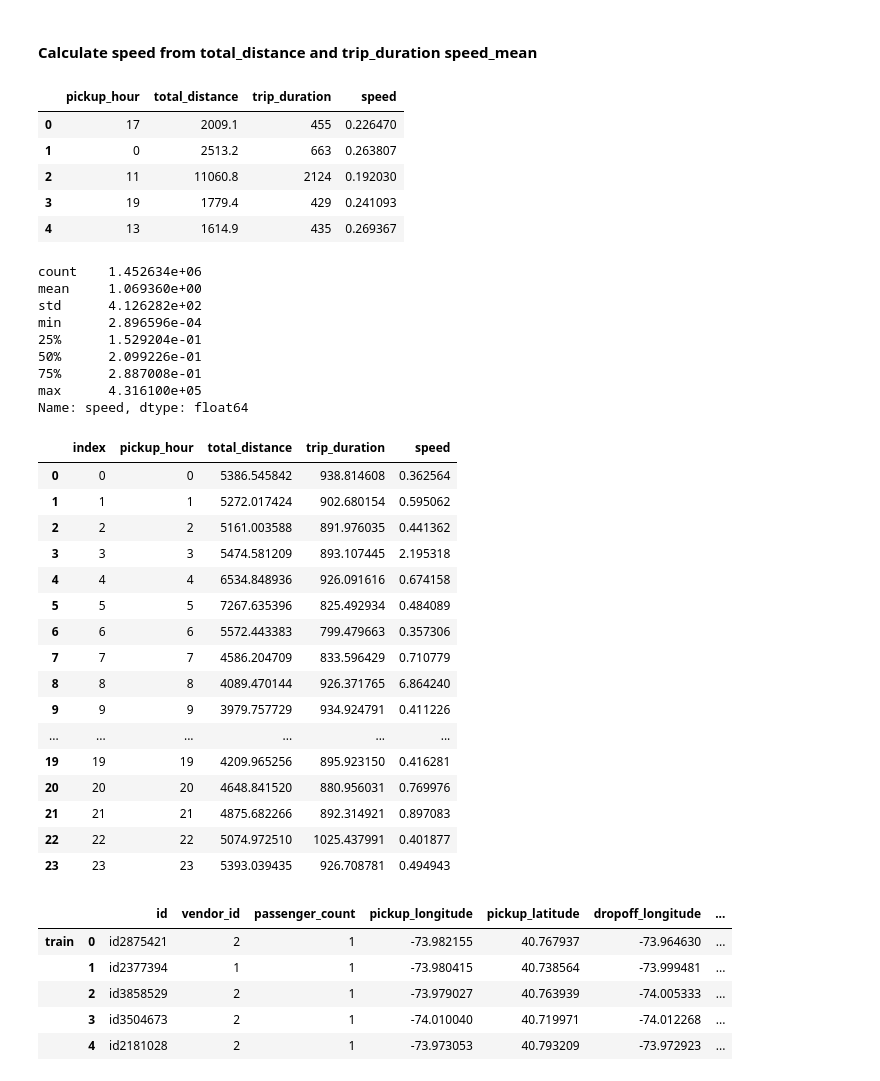
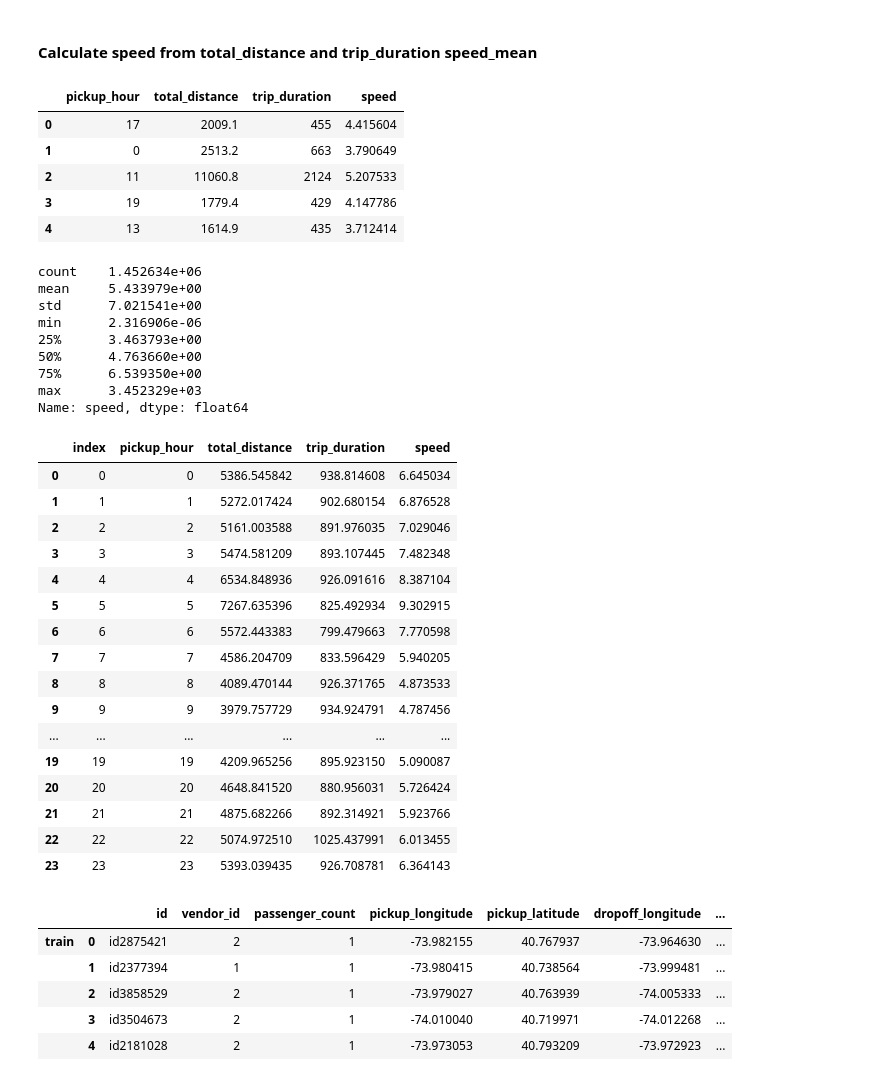
Before and after one commit to latuannetnam/kaggle, a Jupyter notebook: New York City Taxi Trip Duration/nb-taxi-trip-duration-v2-osrm.ipynb, the cells around one changed output. Cells and saved outputs as stored; diff of their text form; code cells hidden in the pictures.

```diff
--- a/New York City Taxi Trip Duration/nb-taxi-trip-duration-v2-osrm.ipynb
+++ b/New York City Taxi Trip Duration/nb-taxi-trip-duration-v2-osrm.ipynb
@@ -115,6 +134,7 @@ array(['distance_per_street_list', 'duration_per_street_list',
        'end_street', 'number_of_streets', 'starting_street', 'street_list',
        'total_distance', 'total_duration'], dtype=object)
 # %%
-train_osm_data = train_osm[['id', 'total_distance']]
+col_use =['id', 'total_distance', 'number_of_streets', 'starting_street', 'end_street']
+train_osm_data = train_osm[col_use]
 train_osm_data[:5]
 # %% [output]
@@ -127,4 +147,4 @@ train_osm_data[:5]
 # %%
-eval_osm_data = eval_osm[['id', 'total_distance']]
+eval_osm_data = eval_osm[col_use]
 eval_osm_data[:5]
 # %% [output]
@@ -423,26 +466,26 @@ data = data[data['total_distance'] > 0]
 # %% [markdown]
 #### Calculate speed from total_distance and trip_duration speed_mean
 # %%
-data['speed'] = data.apply(lambda row: row[label] / row['total_distance'], axis=1)
+data['speed'] = data.apply(lambda row: row['total_distance']/ row[label], axis=1)
 data[:5]
 # %% [output]
 |  | pickup_hour | total_distance | trip_duration | speed |
-| 0 | 17 | 2009.1 | 455 | 0.226470 |
-| 1 | 0 | 2513.2 | 663 | 0.263807 |
-| 2 | 11 | 11060.8 | 2124 | 0.192030 |
-| 3 | 19 | 1779.4 | 429 | 0.241093 |
-| 4 | 13 | 1614.9 | 435 | 0.269367 |
+| 0 | 17 | 2009.1 | 455 | 4.415604 |
+| 1 | 0 | 2513.2 | 663 | 3.790649 |
+| 2 | 11 | 11060.8 | 2124 | 5.207533 |
+| 3 | 19 | 1779.4 | 429 | 4.147786 |
+| 4 | 13 | 1614.9 | 435 | 3.712414 |
 # %%
 data['speed'].describe()
 # %% [output]
 count    1.452634e+06
-mean     1.069360e+00
-std      4.126282e+02
-min      2.896596e-04
-25%      1.529204e-01
-50%      2.099226e-01
-75%      2.887008e-01
-max      4.316100e+05
+mean     5.433979e+00
+std      7.021541e+00
+min      2.316906e-06
+25%      3.463793e+00
+50%      4.763660e+00
+75%      6.539350e+00
+max      3.452329e+03
 Name: speed, dtype: float64
 # %%
 col = 'pickup_hour'
@@ -451,22 +494,22 @@ data_st = data.groupby(col,as_index=False).mean().sort_values(col).reset_index()
 data_st
 # %% [output]
 |  | index | pickup_hour | total_distance | trip_duration | speed |
-| 0 | 0 | 0 | 5386.545842 | 938.814608 | 0.362564 |
-| 1 | 1 | 1 | 5272.017424 | 902.680154 | 0.595062 |
-| 2 | 2 | 2 | 5161.003588 | 891.976035 | 0.441362 |
-| 3 | 3 | 3 | 5474.581209 | 893.107445 | 2.195318 |
-| 4 | 4 | 4 | 6534.848936 | 926.091616 | 0.674158 |
-| 5 | 5 | 5 | 7267.635396 | 825.492934 | 0.484089 |
-| 6 | 6 | 6 | 5572.443383 | 799.479663 | 0.357306 |
-| 7 | 7 | 7 | 4586.204709 | 833.596429 | 0.710779 |
-| 8 | 8 | 8 | 4089.470144 | 926.371765 | 6.864240 |
-| 9 | 9 | 9 | 3979.757729 | 934.924791 | 0.411226 |
+| 0 | 0 | 0 | 5386.545842 | 938.814608 | 6.645034 |
+| 1 | 1 | 1 | 5272.017424 | 902.680154 | 6.876528 |
+| 2 | 2 | 2 | 5161.003588 | 891.976035 | 7.029046 |
+| 3 | 3 | 3 | 5474.581209 | 893.107445 | 7.482348 |
+| 4 | 4 | 4 | 6534.848936 | 926.091616 | 8.387104 |
+| 5 | 5 | 5 | 7267.635396 | 825.492934 | 9.302915 |
+| 6 | 6 | 6 | 5572.443383 | 799.479663 | 7.770598 |
+| 7 | 7 | 7 | 4586.204709 | 833.596429 | 5.940205 |
+| 8 | 8 | 8 | 4089.470144 | 926.371765 | 4.873533 |
+| 9 | 9 | 9 | 3979.757729 | 934.924791 | 4.787456 |
 | ... | ... | ... | ... | ... | ... |
-| 19 | 19 | 19 | 4209.965256 | 895.923150 | 0.416281 |
-| 20 | 20 | 20 | 4648.841520 | 880.956031 | 0.769976 |
-| 21 | 21 | 21 | 4875.682266 | 892.314921 | 0.897083 |
-| 22 | 22 | 22 | 5074.972510 | 1025.437991 | 0.401877 |
-| 23 | 23 | 23 | 5393.039435 | 926.708781 | 0.494943 |
+| 19 | 19 | 19 | 4209.965256 | 895.923150 | 5.090087 |
+| 20 | 20 | 20 | 4648.841520 | 880.956031 | 5.726424 |
+| 21 | 21 | 21 | 4875.682266 | 892.314921 | 5.923766 |
+| 22 | 22 | 22 | 5074.972510 | 1025.437991 | 6.013455 |
+| 23 | 23 | 23 | 5393.039435 | 926.708781 | 6.364143 |
 # %%
 data_sr = pd.Series(data_st[group_col], index=data_st[col])
 data_dict = data_sr.to_dict()
```
Also changed, not shown: parts of 23 cells of this notebook, 1 other file.
